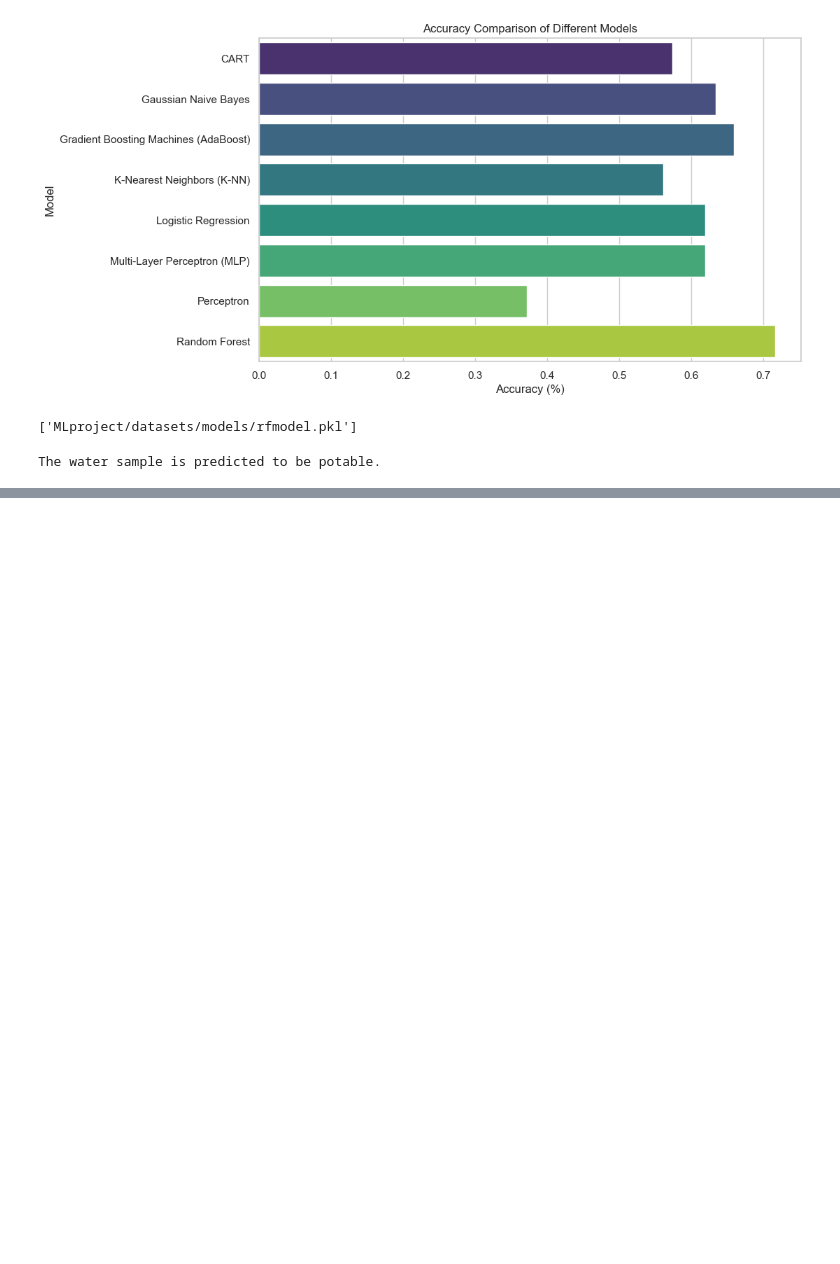
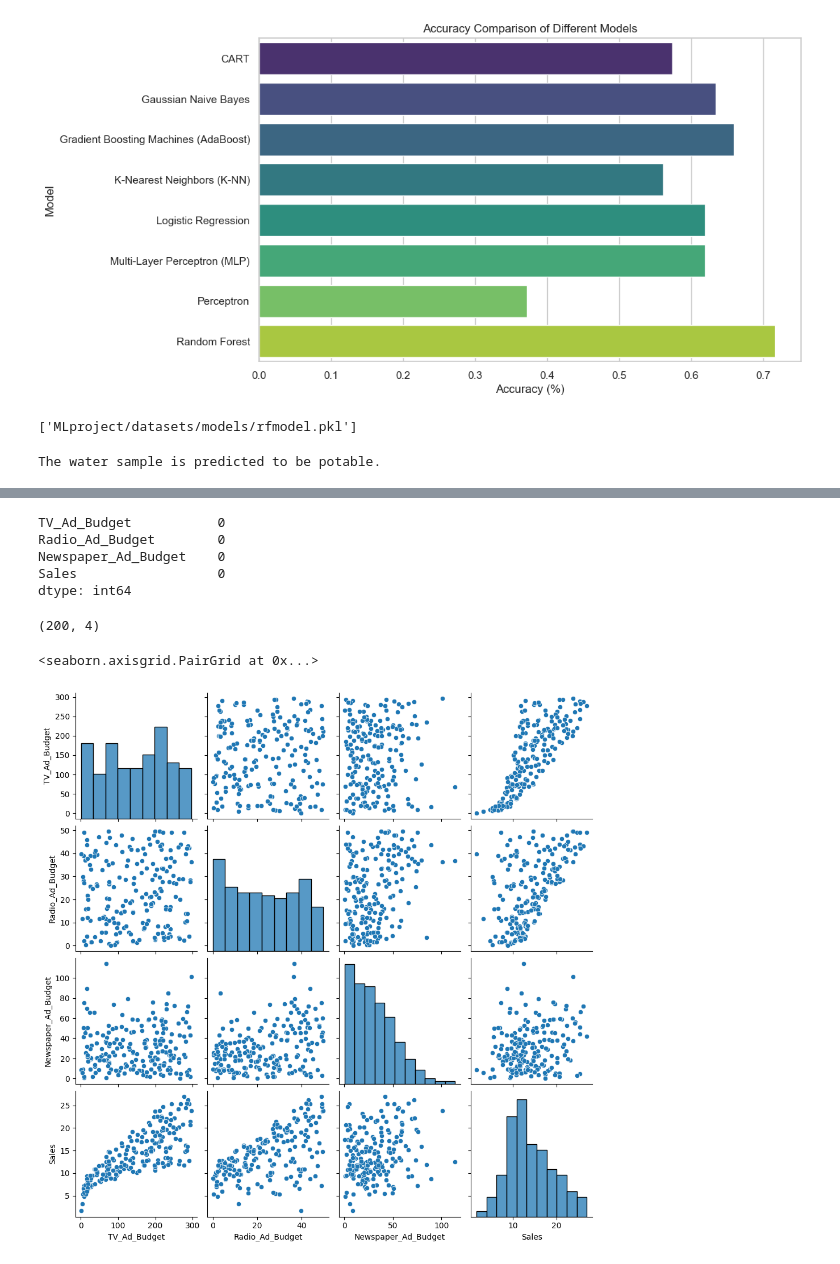
Before and after one commit to vronalyn/ML-Project, a Jupyter notebook: ml_model.ipynb, the cells around one changed output, grey strips where cells are left out. Drawn from its saved outputs; the diff is of its cells as text; code cells hidden in the pictures; blank space fills up the shorter version.

```diff
--- a/ml_model.ipynb
+++ b/ml_model.ipynb
@@ -294,0 +301,2 @@ The water sample is predicted to be potable.
+# %%
+salesdt = pd.read_csv('MLproject/datasets/Advertising Budget and Sales.csv')
@@ -294,0 +326,17 @@ The water sample is predicted to be potable.
+# %%
+salesdt.isna().sum()
+# %% [output]
+TV_Ad_Budget           0
+Radio_Ad_Budget        0
+Newspaper_Ad_Budget    0
+Sales                  0
+dtype: int64
+# %%
+salesdt.shape
+# %% [output]
+(200, 4)
+# %%
+sns.pairplot(salesdt)
+# %% [output]
+<seaborn.axisgrid.PairGrid at 0x...>
+[figure, added]
```
Also changed, not shown: parts of 8 cells of this notebook, 25 other files.
